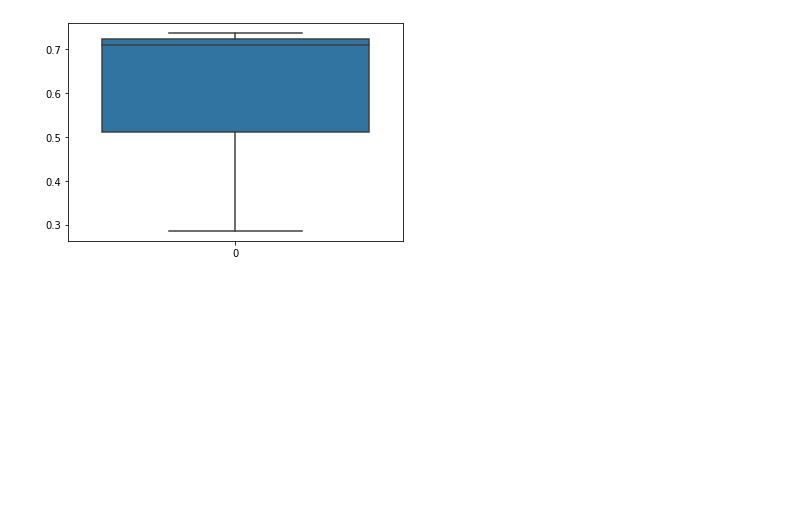
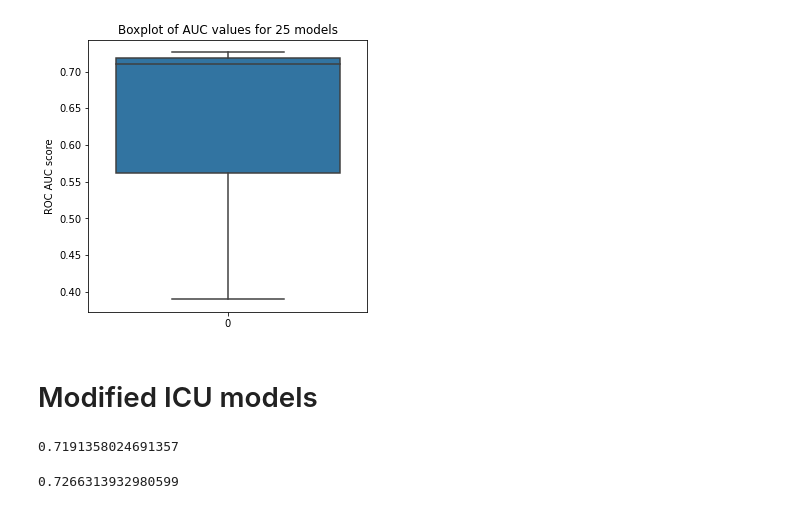
Before and after one commit to konrad-komisarczyk/wb2021, a Jupyter notebook: proj2/DNN/DNN.ipynb, the cells around one changed output. Cells and saved outputs as stored; diff of their text form; code cells hidden in the pictures; blank space fills up the shorter version.

```diff
--- a/proj2/DNN/DNN.ipynb
+++ b/proj2/DNN/DNN.ipynb
@@ -8,3 +23,8 @@ from sklearn.metrics import roc_auc_score
 # %%
 icu = pd.read_csv("data/icu_data.csv").iloc[:, 1:]
-expired = pd.read_csv("data/expired_data.csv").iloc[:, 1:]
+icu_target = icu.iloc[:, -1]
+icu_data = icu.iloc[:, :-1]
+
+icu_scaler = RobustScaler()
+
+icu_data = icu_scaler.fit_transform(icu_data)
@@ -35,11 +88,17 @@ roc_auc_score(icu_target_test, icu.predict(icu_data_test)[:, 0])
 # %%
-aucs = []
-for i in range(1, 26):
-  print(f"Training model #{i}")
-  m = make_model()
-  tf.random.set_seed(i)
-  m.compile(optimizer="adam", loss="mean_squared_error", metrics=["accuracy"])
-  m.fit(icu_data_train, icu_target_train, epochs=100, validation_split=0.2, verbose=0)
-  roc = roc_auc_score(icu_target_test, m.predict(icu_data_test)[:, 0])
-  print(f"ROC AUC: {roc}")
-  aucs.append(roc)
+def test_stability(model_constructor, pack, count=25, verbose=False, scorer=roc_auc_score):
+  aucs = []
+
+  for i in range(1, count + 1):
+    if verbose:
+      print(f"Training model #{i}")
+
+    m = model_constructor()
+    m.fit(pack["X_train"], pack["y_train"], epochs=100, validation_split=0.2, verbose=0)
+    roc = roc_auc_score(pack["y_test"], m.predict(pack["X_test"])[:, 0])
+    if verbose:
+      print(f"ROC AUC: {roc}")
+
+    aucs.append(roc)
+  return aucs
+ICU_ROCS = test_stability(make_article_model, ICU_PACK, count=5, verbose=True)
@@ -46,8 +116,12 @@ for i in range(1, 26):
-# %%
-import matplotlib.pyplot as plt
-import seaborn as sns
-
-sns.boxplot(data=aucs)
-plt.show()
-# %% [output]
-[figure, removed]
+# %%
+ARTICLE_ICU_AUCS_25 = test_stability(make_article_model, ICU_PACK)
+# %%
+plt.figure(figsize=(5,5))
+sns.boxplot(data=ARTICLE_ICU_AUCS_25)
+plt.ylabel("ROC AUC score")
+plt.title("Boxplot of AUC values for 25 models")
+plt.show()
+# %% [output]
+[figure, added]
+# %% [markdown]
+# Modified ICU models
@@ -53,0 +136,6 @@ plt.show()
+# %%
+oicu = make_wider()
+oicu.fit(ICU_PACK["X_train"], ICU_PACK["y_train"], epochs=100, validation_split=0.2, verbose=0)
+roc_auc_score(ICU_PACK["y_test"], oicu.predict(ICU_PACK["X_test"])[:, 0])
+# %% [output]
+0.7191358024691357
@@ -53,0 +144,6 @@ plt.show()
+# %%
+article_ce_model = make_article_model(loss="binary_crossentropy")
+article_ce_model.fit(ICU_PACK["X_train"], ICU_PACK["y_train"], epochs=100, validation_split=0.2, verbose=0)
+roc_auc_score(ICU_PACK["y_test"], article_ce_model.predict(ICU_PACK["X_test"])[:, 0])
+# %% [output]
+0.7266313932980599
```
Also changed, not shown: parts of 28 cells of this notebook, 1 other file.
